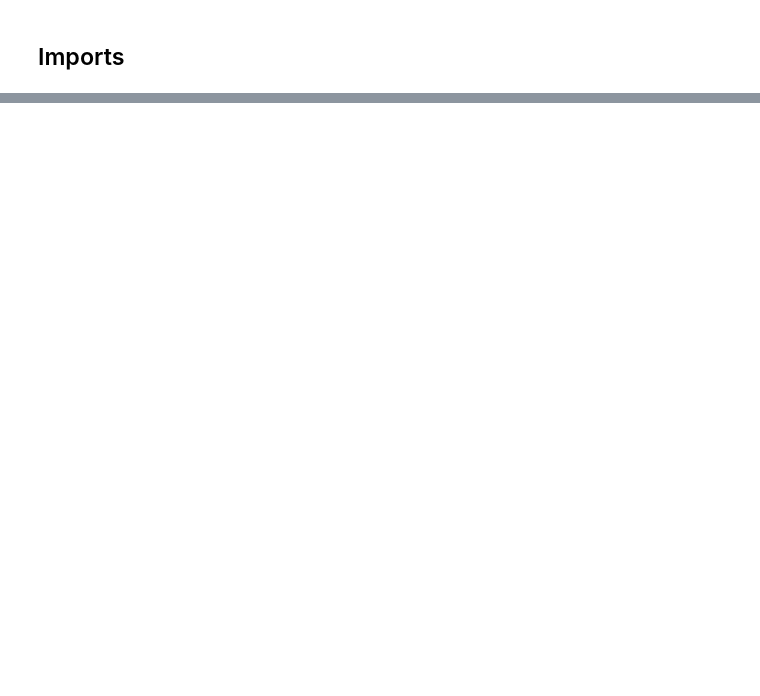
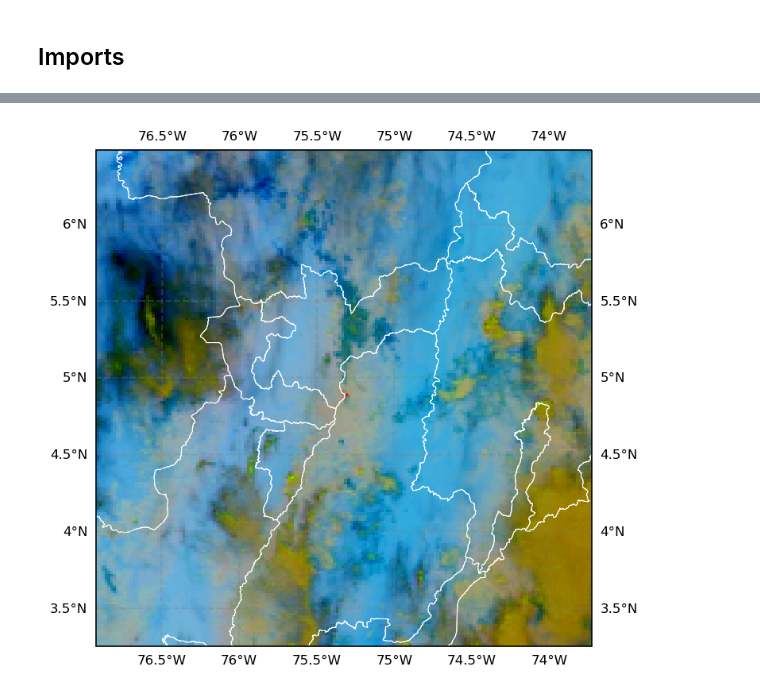
Before and after one commit to aladinor/notebooks, a Jupyter notebook: Goes16_Volcanic_Ash.ipynb, the cells around one changed output, grey strips where cells are left out. Saved outputs shown, nothing was run; the diff lists cells and outputs as text; code cells hidden in the pictures; blank space fills up the shorter version.

```diff
--- a/Goes16_Volcanic_Ash.ipynb
+++ b/Goes16_Volcanic_Ash.ipynb
@@ -190,0 +236,6 @@ HTML(ani.to_html5_video())
+# %%
+%%time
+ds111 = ds11.sel(x=slice(-0.006, 0.004)).sel(y=slice(0.02, 0.01))
+ds133 = ds13.sel(x=slice(-0.006, 0.004)).sel(y=slice(0.02, 0.01))
+ds144 = ds14.sel(x=slice(-0.006, 0.004)).sel(y=slice(0.02, 0.01))
+ds155 = ds15.sel(x=slice(-0.006, 0.004)).sel(y=slice(0.02, 0.01))
@@ -190,0 +245,3 @@ HTML(ani.to_html5_video())
+# %%
+%%time
+rgb = vol_ash(ds11=ds111.isel(t=0), ds13=ds133.isel(t=0), ds14=ds144.isel(t=0), ds15=ds155.isel(t=0))
@@ -190,0 +251,37 @@ HTML(ani.to_html5_video())
+# %%
+fig = plt.figure(dpi=150)
+ax = fig.add_subplot(1, 1, 1, projection=geos)
+x = ds111.x * sat_h
+y = ds111.y * sat_h
+im = ax.imshow(rgb, origin='upper',
+                   transform=geos,
+                   extent=(x.min(), x.max(), y.min(), y.max()))
+
+gl = ax.gridlines(crs=cart_crs, draw_labels=True,
+                  linewidth=1, color="gray", alpha=0.3, linestyle="--")
+plt.gca().xaxis.set_major_locator(plt.NullLocator())
+ax.coastlines(resolution='10m', color='white', linewidth=0.5)
+ax.add_feature(cartopy.feature.BORDERS, edgecolor='white', linewidth=0.5)
+gl.xlabel_style = {'size': 8, 'color': 'black'}
+gl.ylabel_style = {'size': 8, 'color': 'black'}
+title = ax.text(0.5,0.9, f"",
+                bbox={'facecolor':'white', 'alpha':0.5, 'pad':4},
+                transform=ax.transAxes, ha="center", fontsize=8)
+
+shape_feature = ShapelyFeature(Reader('./shape/Departamentos.shp').geometries(),
+                               cart_crs, facecolor='none', edgecolor='white', linewidth=0.5)
+ax.add_feature(shape_feature)
+
+ax.scatter([-75.31], [4.89], transform=cart_crs, zorder=1, c='red', s=1)
+plt.tight_layout()
+
+def update_fig(t):
+    rgb = vol_ash(ds11=ds111.isel(t=t), ds13=ds133.isel(t=t), ds14=ds144.isel(t=t), ds15=ds155.isel(t=t))
+    title.set_text( f"GOES 16 - RGB Volcanic Ash - {pd.to_datetime(ds11.isel(t=t).t.values).strftime('%Y-%m-%d %X')} UTC")
+    im.set_array(rgb)
+
+ani = FuncAnimation(fig, update_fig, frames=list(range(len(ds11.t))), interval=150)
+# plt.close()
+# HTML(ani.to_html5_video())
+# %% [output]
+[figure, added]
```
Also changed, not shown: parts of 14 cells of this notebook.
